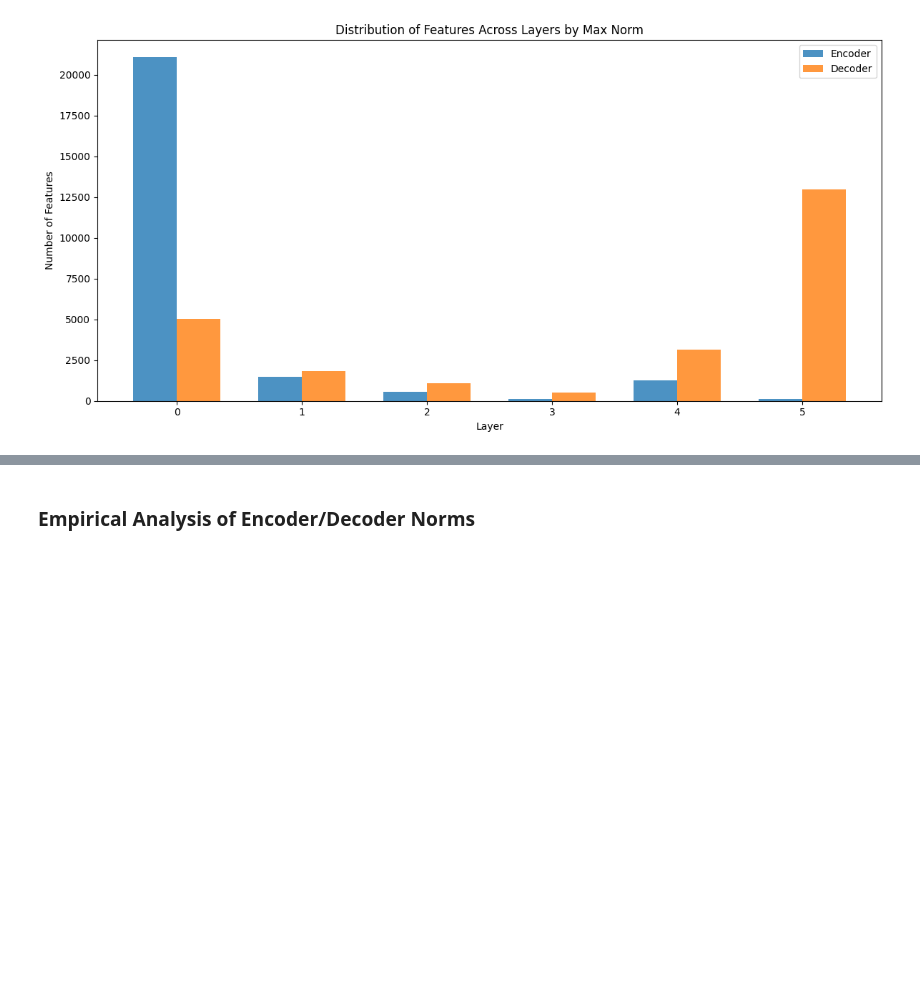
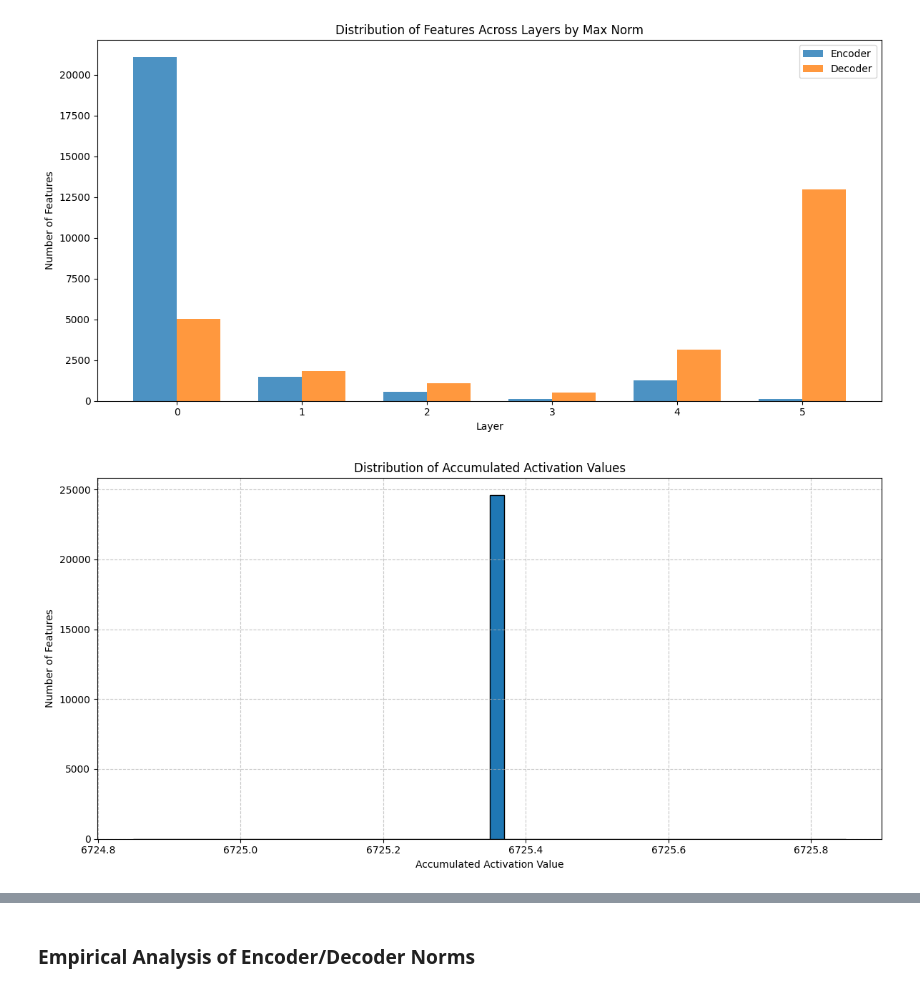
Before and after one commit to sidnb13/tensor-saes, a Jupyter notebook: notebooks/causal_attribution.ipynb, the cells around one changed output, grey strips where cells are left out. Cells and saved outputs as stored; diff of their text form; code cells hidden in the pictures; blank space fills up the shorter version.

```diff
--- a/notebooks/causal_attribution.ipynb
+++ b/notebooks/causal_attribution.ipynb
@@ -946,3 +1034,40 @@ Layer 3: 506 features
 Layer 4: 3135 features
 Layer 5: 12976 features
 [figure]
+# %%
+def plot_accumulated_activation_histogram(acc_features, num_bins=50):
+    """
+    Create a histogram of the accumulated activation value statistic.
+
+    Args:
+    acc_features (torch.Tensor): Tensor containing the accumulated activation values for each feature.
+    num_bins (int): Number of bins for the histogram. Default is 50.
+
+    Returns:
+    None (displays the plot)
+    """
+    plt.figure(figsize=(12, 6))
+
+    # Convert to numpy array if it's a torch tensor
+    if isinstance(acc_features, torch.Tensor):
+        acc_features = acc_features.cpu().numpy()
+
+    # Create the histogram
+    plt.hist(acc_features, bins=num_bins, edgecolor='black')
+
+    # Set labels and title
+    plt.xlabel('Accumulated Activation Value')
+    plt.ylabel('Number of Features')
+    plt.title('Distribution of Accumulated Activation Values')
+
+    # Add a grid for better readability
+    plt.grid(True, linestyle='--', alpha=0.7)
+
+    # Show the plot
+    plt.tight_layout()
+    plt.show()
+
+# Usage example:
+plot_accumulated_activation_histogram(stats.acc_features)
+# %% [output]
+[figure, added]
```
Also changed, not shown: parts of 18 cells of this notebook.
